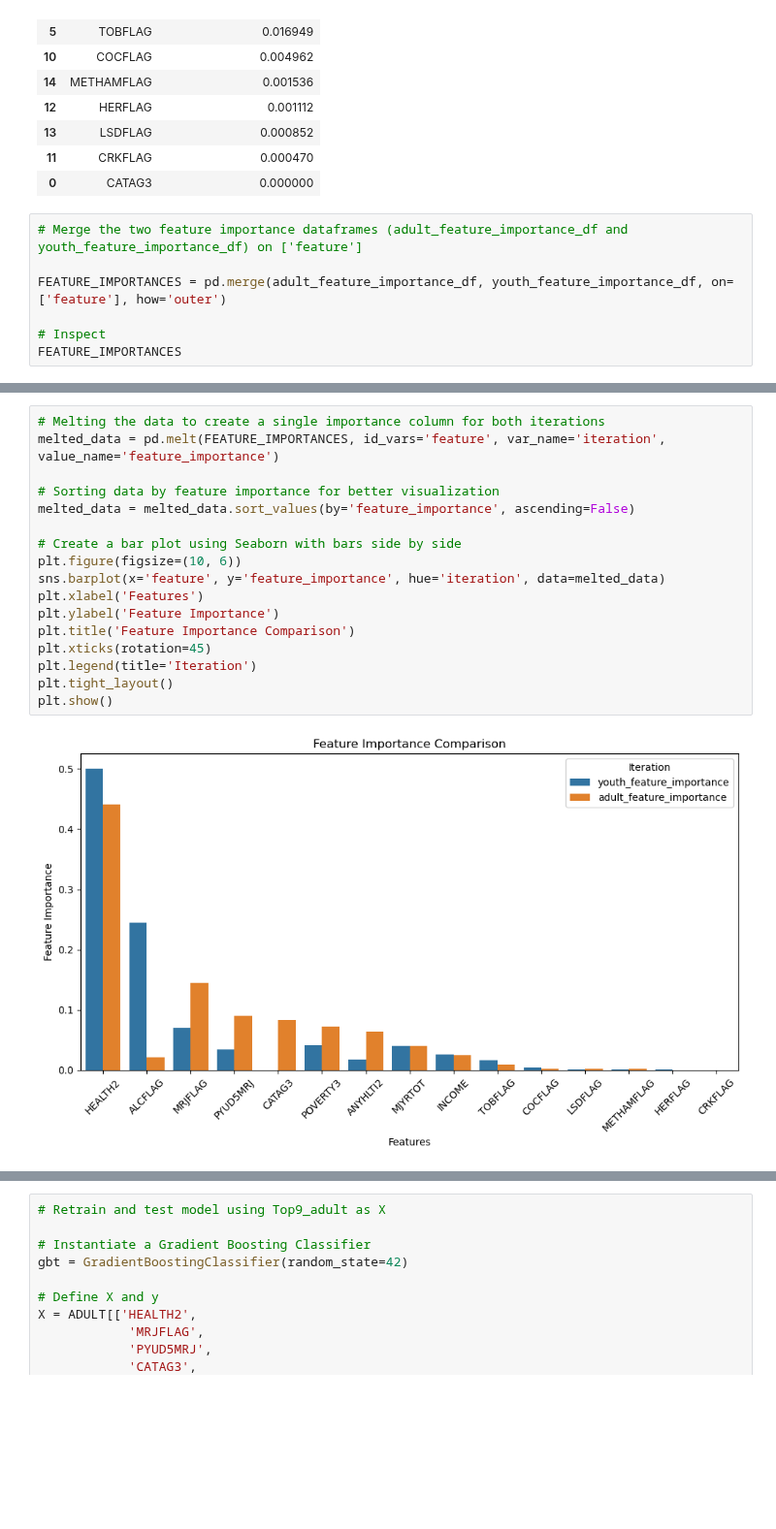
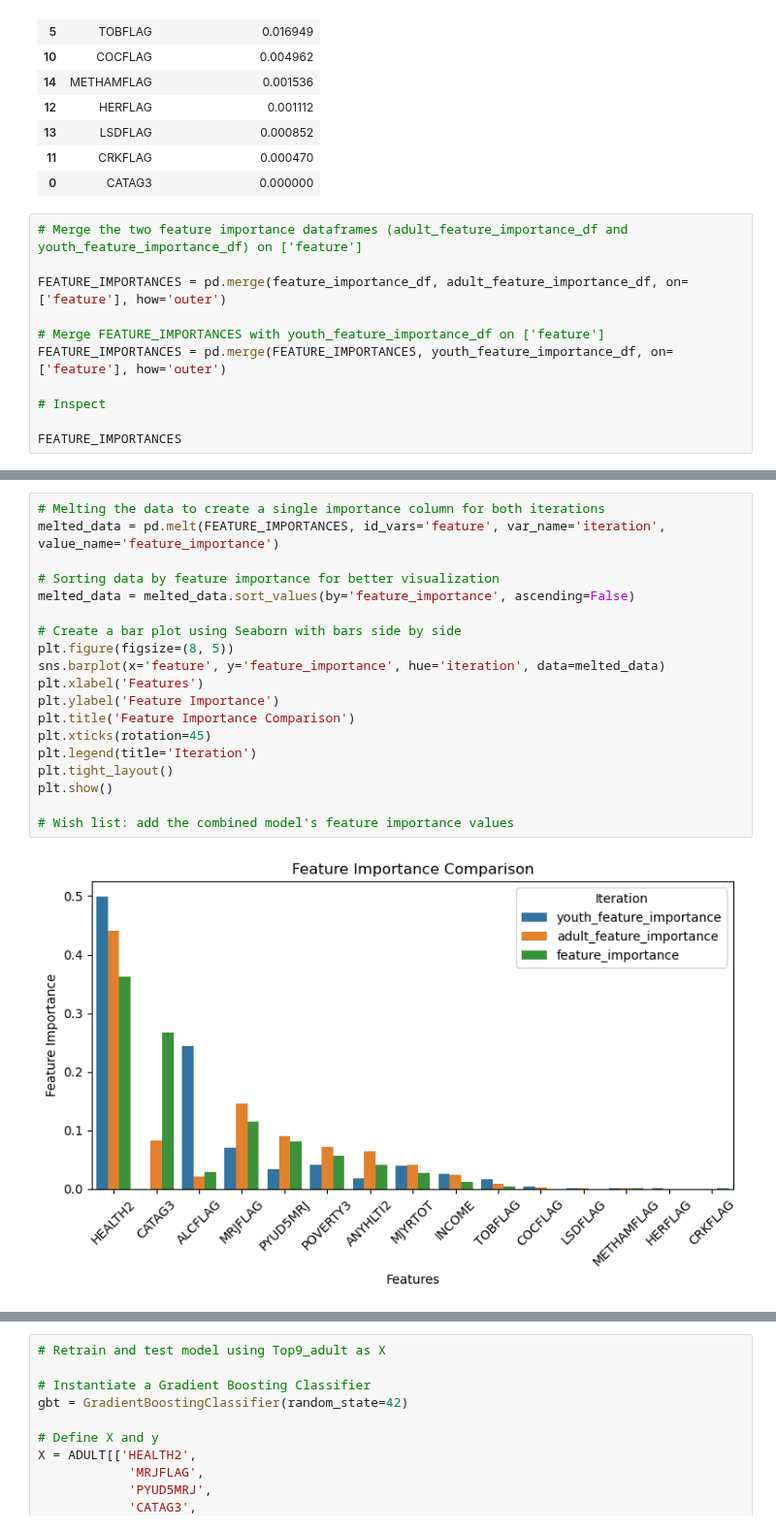
Before and after one commit to melissaprax/substance-use-mental-illness-analysis, a Jupyter notebook: mainV2.ipynb, the cells around one changed output, grey strips where cells are left out. Shown at 97% size. Cells and saved outputs as stored; diff of their text form; blank space fills up the shorter version.

```diff
--- a/mainV2.ipynb
+++ b/mainV2.ipynb
@@ -388,8 +394,12 @@ youth_feature_importance_df
 # %%
 # Merge the two feature importance dataframes (adult_feature_importance_df and youth_feature_importance_df) on ['feature']
 
-FEATURE_IMPORTANCES = pd.merge(adult_feature_importance_df, youth_feature_importance_df, on=['feature'], how='outer')
+FEATURE_IMPORTANCES = pd.merge(feature_importance_df, adult_feature_importance_df, on=['feature'], how='outer')
+
+# Merge FEATURE_IMPORTANCES with youth_feature_importance_df on ['feature']
+FEATURE_IMPORTANCES = pd.merge(FEATURE_IMPORTANCES, youth_feature_importance_df, on=['feature'], how='outer')
 
 # Inspect
+
 FEATURE_IMPORTANCES
 # %% [output]
@@ -412,19 +422,21 @@ FEATURE_IMPORTANCES
 # %%
 # Melting the data to create a single importance column for both iterations
 melted_data = pd.melt(FEATURE_IMPORTANCES, id_vars='feature', var_name='iteration', value_name='feature_importance')
 
 # Sorting data by feature importance for better visualization
 melted_data = melted_data.sort_values(by='feature_importance', ascending=False)
 
 # Create a bar plot using Seaborn with bars side by side
-plt.figure(figsize=(10, 6))
+plt.figure(figsize=(8, 5))
 sns.barplot(x='feature', y='feature_importance', hue='iteration', data=melted_data)
 plt.xlabel('Features')
 plt.ylabel('Feature Importance')
 plt.title('Feature Importance Comparison')
 plt.xticks(rotation=45)
 plt.legend(title='Iteration')
 plt.tight_layout()
 plt.show()
+
+# Wish list: add the combined model's feature importance values
 # %% [output]
-[figure, old version]
+[figure, new version]
```
Also changed, not shown: parts of 5 cells of this notebook, 3 other files.
